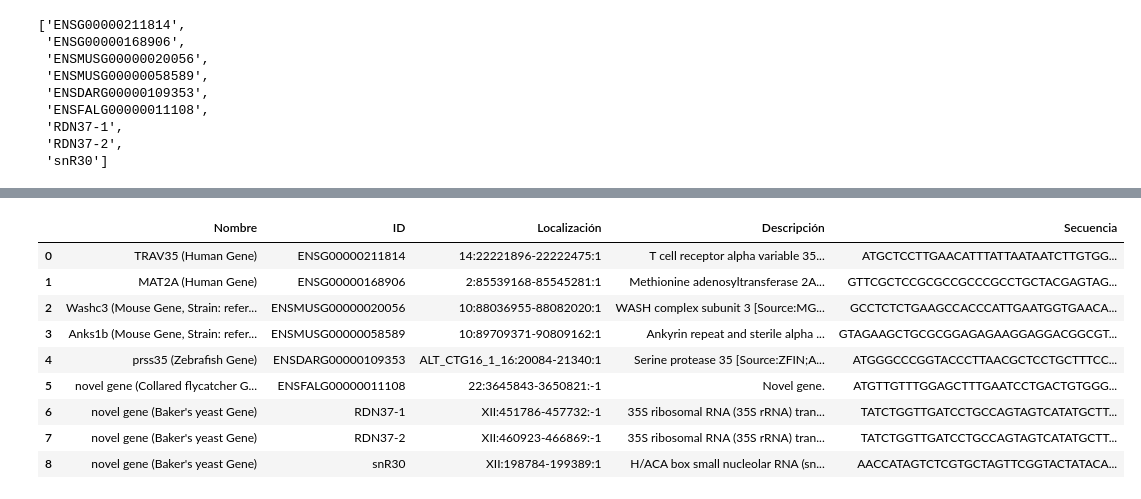
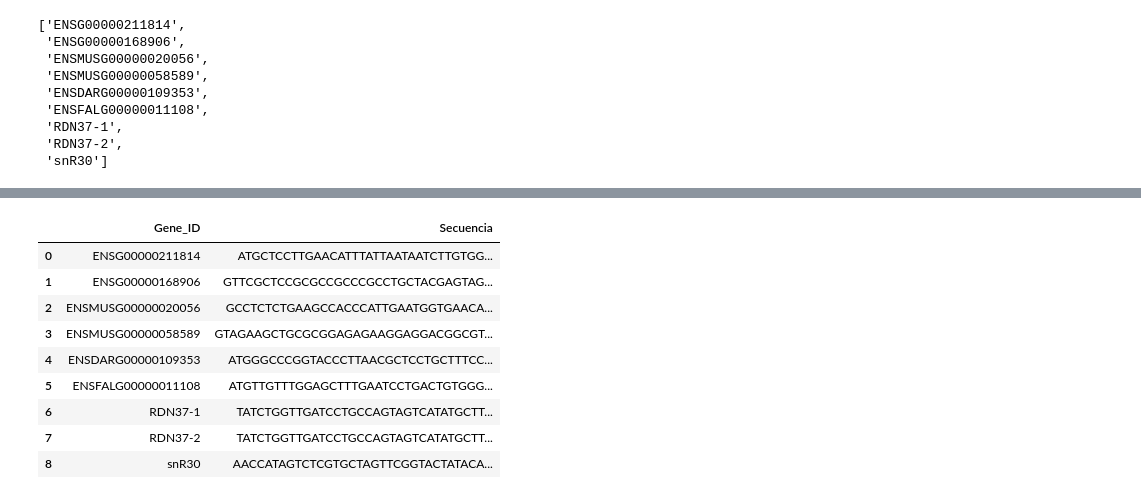
Before and after one commit to esconjaureguy/codon_usage, a Jupyter notebook: codon_usage.ipynb, the cells around one changed output, grey strips where cells are left out. Drawn from its saved outputs; the diff is of its cells as text; code cells hidden in the pictures.

```diff
--- a/codon_usage.ipynb
+++ b/codon_usage.ipynb
@@ -188,19 +187,3 @@ df_genes['ID'].tolist()
  'RDN37-1',
  'RDN37-2',
  'snR30']
-# %%
-import requests
-
-# URL base de la API y el identificador de ejemplo
-server = "https://rest.ensembl.org"
-ext = "/sequence/id/RDN37-1?"
-
-# Hacer la solicitud
-r = requests.get(server + ext, headers={"Content-Type": "text/plain"})
-
-# Verificar si la solicitud fue exitosa
-if not r.ok:
-    r.raise_for_status()
-
-# Imprimir la secuencia de nucleótidos
-print(r.text)
@@ -209,45 +192,44 @@ TATCTGGTTGATCCTGCCAGTAGTCATATGCTTGTCTCAAAGATTAAGCCATGCATGTCTAAGTATAAGCAATTTATACA
 # %%
-# Lista de IDs de genes para  obtener las secuencias
-gene_ids = ['ENSG00000211814',
- 'ENSG00000168906',
- 'ENSMUSG00000020056',
- 'ENSMUSG00000058589',
- 'ENSDARG00000109353',
- 'ENSFALG00000011108',
- 'RDN37-1',
- 'RDN37-2',
- 'snR30']
+# tomo la informacón de los de la API en la pagina rest.esembl.org
+import requests
+
+server = "https://rest.ensembl.org"
+ext = "/sequence/id/RDN37-1?"
+
+gene_ids = ['ENSG00000211814','ENSG00000168906', 'ENSMUSG00000020056', 'ENSMUSG00000058589', 'ENSDARG00000109353', 'ENSFALG00000011108', 'RDN37-1', 'RDN37-2', 'snR30']
 
 # Crear una lista para almacenar las secuencias obtenidas
 secuencias = []
 
 # Iterar sobre cada ID y hacer la solicitud a la API
 for gene_id in gene_ids:
     ext = f"/sequence/id/{gene_id}?"
     r = requests.get(server + ext, headers={"Content-Type": "text/plain"})
 
     if not r.ok:
         r.raise_for_status()
 
     # Agregar la secuencia a la lista
     secuencias.append(r.text.strip())  # Guardamos la secuencia
 
-# Ahora, puedes agregar estas secuencias al DataFrame
-df_genes['Secuencia'] = secuencias
+# Crear el DataFrame desde cero a partir de los IDs de genes y las secuencias obtenidas
+df_genes = pd.DataFrame({
+    'Gene_ID': gene_ids,
+    'Secuencia': secuencias
+})
 
-# Mostrar el DataFrame actualizado
 df_genes
 # %% [output]
-|  | Nombre | ID | Localización | Descripción | Secuencia |
-| 0 | TRAV35 (Human Gene) | ENSG00000211814 | 14:22221896-22222475:1 | T cell receptor alpha variable 35... | ATGCTCCTTGAACATTTATTAATAATCTTGTGG... |
-| 1 | MAT2A (Human Gene) | ENSG00000168906 | 2:85539168-85545281:1 | Methionine adenosyltransferase 2A... | GTTCGCTCCGCGCCGCCCGCCTGCTACGAGTAG... |
-| 2 | Washc3 (Mouse Gene, Strain: refer... | ENSMUSG00000020056 | 10:88036955-88082020:1 | WASH complex subunit 3 [Source:MG... | GCCTCTCTGAAGCCACCCATTGAATGGTGAACA... |
-| 3 | Anks1b (Mouse Gene, Strain: refer... | ENSMUSG00000058589 | 10:89709371-90809162:1 | Ankyrin repeat and sterile alpha ... | GTAGAAGCTGCGCGGAGAGAAGGAGGACGGCGT... |
-| 4 | prss35 (Zebrafish Gene) | ENSDARG00000109353 | ALT_CTG16_1_16:20084-21340:1 | Serine protease 35 [Source:ZFIN;A... | ATGGGCCCGGTACCCTTAACGCTCCTGCTTTCC... |
-| 5 | novel gene (Collared flycatcher G... | ENSFALG00000011108 | 22:3645843-3650821:-1 | Novel gene. | ATGTTGTTTGGAGCTTTGAATCCTGACTGTGGG... |
-| 6 | novel gene (Baker's yeast Gene) | RDN37-1 | XII:451786-457732:-1 | 35S ribosomal RNA (35S rRNA) tran... | TATCTGGTTGATCCTGCCAGTAGTCATATGCTT... |
-| 7 | novel gene (Baker's yeast Gene) | RDN37-2 | XII:460923-466869:-1 | 35S ribosomal RNA (35S rRNA) tran... | TATCTGGTTGATCCTGCCAGTAGTCATATGCTT... |
-| 8 | novel gene (Baker's yeast Gene) | snR30 | XII:198784-199389:1 | H/ACA box small nucleolar RNA (sn... | AACCATAGTCTCGTGCTAGTTCGGTACTATACA... |
+|  | Gene_ID | Secuencia |
+| 0 | ENSG00000211814 | ATGCTCCTTGAACATTTATTAATAATCTTGTGG... |
+| 1 | ENSG00000168906 | GTTCGCTCCGCGCCGCCCGCCTGCTACGAGTAG... |
+| 2 | ENSMUSG00000020056 | GCCTCTCTGAAGCCACCCATTGAATGGTGAACA... |
+| 3 | ENSMUSG00000058589 | GTAGAAGCTGCGCGGAGAGAAGGAGGACGGCGT... |
+| 4 | ENSDARG00000109353 | ATGGGCCCGGTACCCTTAACGCTCCTGCTTTCC... |
+| 5 | ENSFALG00000011108 | ATGTTGTTTGGAGCTTTGAATCCTGACTGTGGG... |
+| 6 | RDN37-1 | TATCTGGTTGATCCTGCCAGTAGTCATATGCTT... |
+| 7 | RDN37-2 | TATCTGGTTGATCCTGCCAGTAGTCATATGCTT... |
+| 8 | snR30 | AACCATAGTCTCGTGCTAGTTCGGTACTATACA... |
 # %%
 # Convertir las secuencias de ADN a ARN (reemplazar T por U)
 df_genes['Secuencia_ARN'] = df_genes['Secuencia'].apply(lambda sec: sec.replace('T', 'U'))
```
Also changed, not shown: parts of 16 cells of this notebook.
